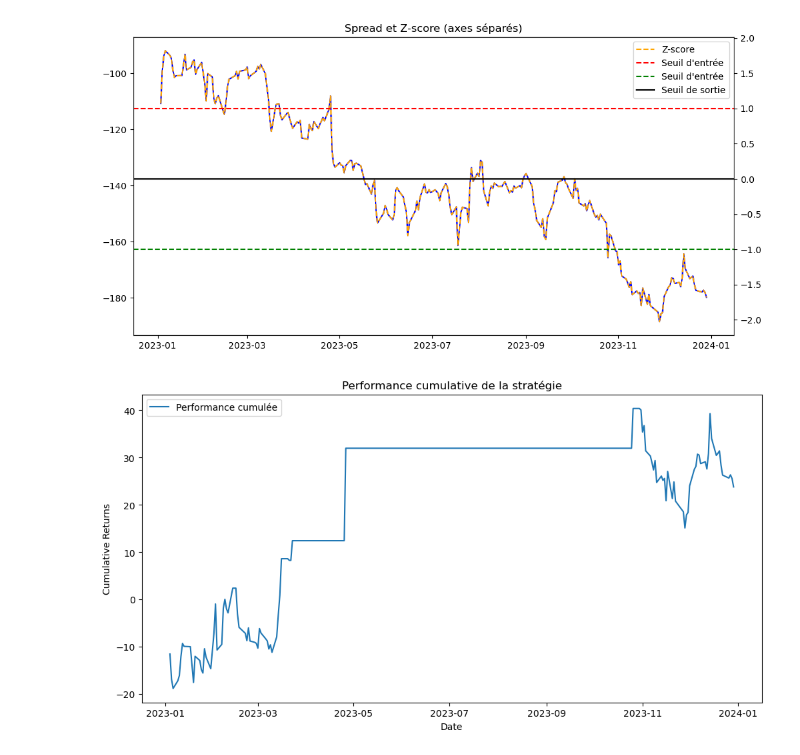
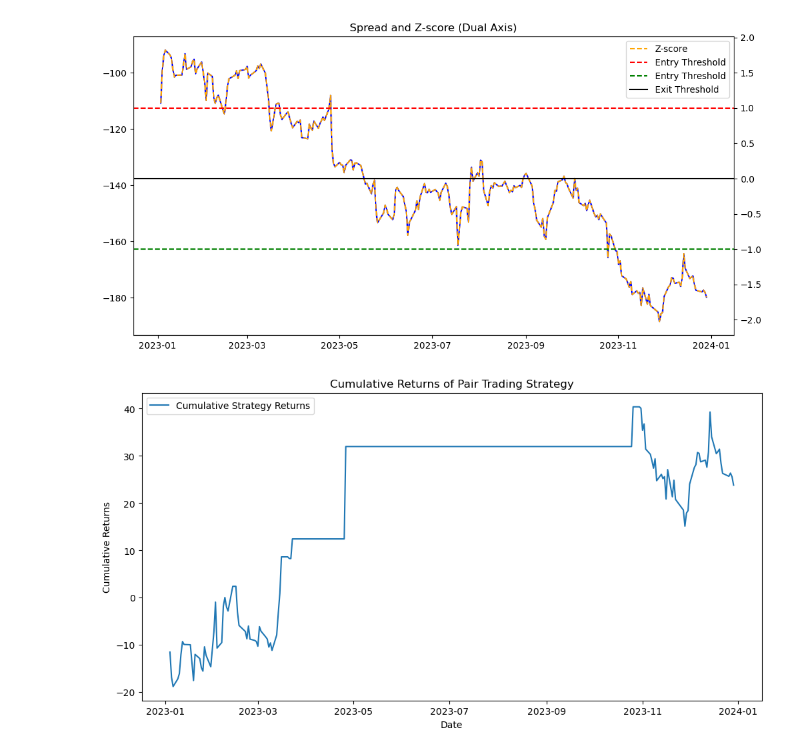
Before and after one commit to Gabrielnstr/pair_trading_strategy, a Jupyter notebook: pair_trading_strategy.ipynb, the cells around one changed output. Cells and saved outputs as stored; diff of their text form; code cells hidden in the pictures.

Commit message:
Update project: notebook, utils, figures, .gitignore

```diff
--- a/pair_trading_strategy.ipynb
+++ b/pair_trading_strategy.ipynb
@@ -28,8 +29,9 @@ data.head()
 # %%
-# Calcul du spread et du z-score
+# Compute the spread between the two stocks
 data['spread'] = data[tickers[0]] - data[tickers[1]]
 
-spread_mean = data['spread'].mean()
-spread_std = data['spread'].std()
+# Compute z-score of the spread
+data['zscore'] = compute_zscore(data['spread'])
 
-data['zscore'] = (data['spread'] - spread_mean) / spread_std
+# Preview
+data[['spread', 'zscore']].head()
@@ -36,14 +46,20 @@ data['zscore'] = (data['spread'] - spread_mean) / spread_std
 # %%
-# Définition d'une stratégie simple
+# Define entry and exit thresholds
 entry_threshold = 1.0
 exit_threshold = 0.0
 
+# Initialize position column
 data['position'] = 0
-# Short spread
+
+# Short spread if z-score > entry_threshold
 data.loc[data['zscore'] > entry_threshold, 'position'] = -1
 
-# Long spread
+# Long spread if z-score < -entry_threshold
 data.loc[data['zscore'] < -entry_threshold, 'position'] = 1
 
-data['postion'] = data['position'].ffill()
+# Carry forward positions until exit
+data['position'] = data['position'].ffill()
 data.loc[data['zscore'].abs() < exit_threshold, 'position'] = 0
+
+# Preview
+data[['spread', 'zscore', 'position']].head(10)
@@ -55,30 +99,41 @@ data['cumulative_strategy_returns'] = data['strategy_returns'].cumsum()
 # %%
 plt.figure(figsize=(12,6))
 
-# Axe principal : le spread
+# Plot spread
 plt.plot(data['spread'], color='blue', label='Spread')
 
-# Crée un second axe Y pour le z-score
+# Create second y-axis for z-score
 ax2 = plt.gca().twinx()
 ax2.plot(data['zscore'], color='orange', label='Z-score', linestyle='--')
-ax2.axhline(entry_threshold, color='red', linestyle='--', label='Seuil d\'entrée')
-ax2.axhline(-entry_threshold, color='green', linestyle='--', label='Seuil d\'entrée')
-ax2.axhline(0, color='black', linestyle='-', label='Seuil de sortie')
 
-plt.title("Spread et Z-score (axes séparés)")
+# Plot thresholds
+ax2.axhline(entry_threshold, color='red', linestyle='--', label='Entry Threshold')
+ax2.axhline(-entry_threshold, color='green', linestyle='--', label='Entry Threshold')
+ax2.axhline(0, color='black', linestyle='-', label='Exit Threshold')
+
+# Titles and legends
+plt.title("Spread and Z-score (Dual Axis)")
 plt.xlabel("Date")
 plt.gca().legend(loc='upper left')
 ax2.legend(loc='upper right')
+
+# Save figure in figures/ folder
+plt.savefig("figures/spread_zscore.png", bbox_inches='tight')
+
 plt.show()
 # %% [output]
-[figure, old version]
+[figure, new version]
 # %%
 plt.figure(figsize=(12,6))
-plt.plot(data['cumulative_strategy_returns'], label='Performance cumulée')
-plt.title("Performance cumulative de la stratégie")
+plt.plot(data['cumulative_strategy_returns'], label='Cumulative Strategy Returns')
+plt.title("Cumulative Returns of Pair Trading Strategy")
 plt.xlabel("Date")
 plt.ylabel("Cumulative Returns")
 plt.legend()
+
+# Save figure in figures/ folder
+plt.savefig("figures/cumulative_returns.png", bbox_inches='tight')
+
 plt.show()
 # %% [output]
-[figure, old version]
+[figure, new version]
```
Also changed, not shown: parts of 5 cells of this notebook, 6 other files.
